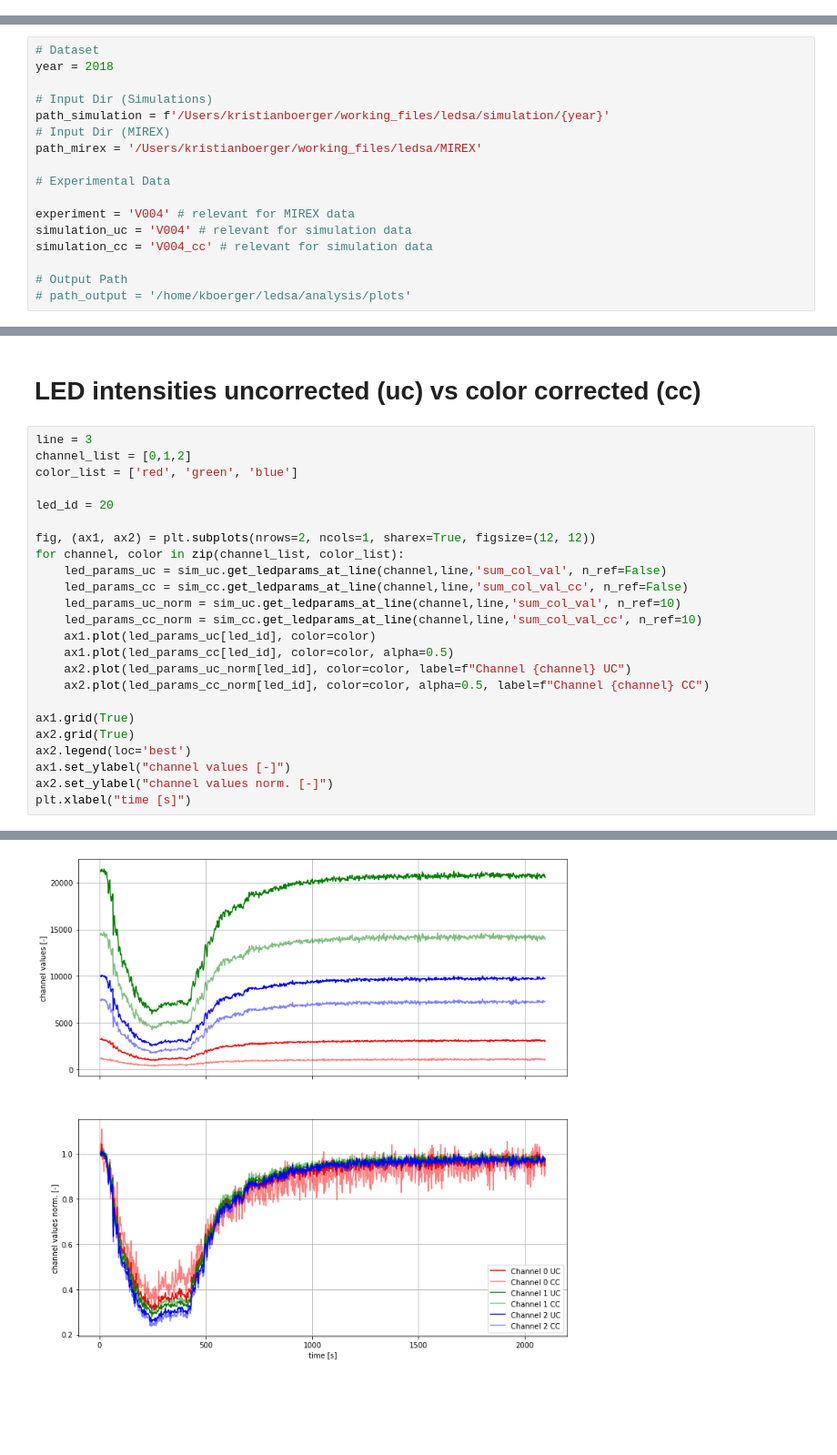
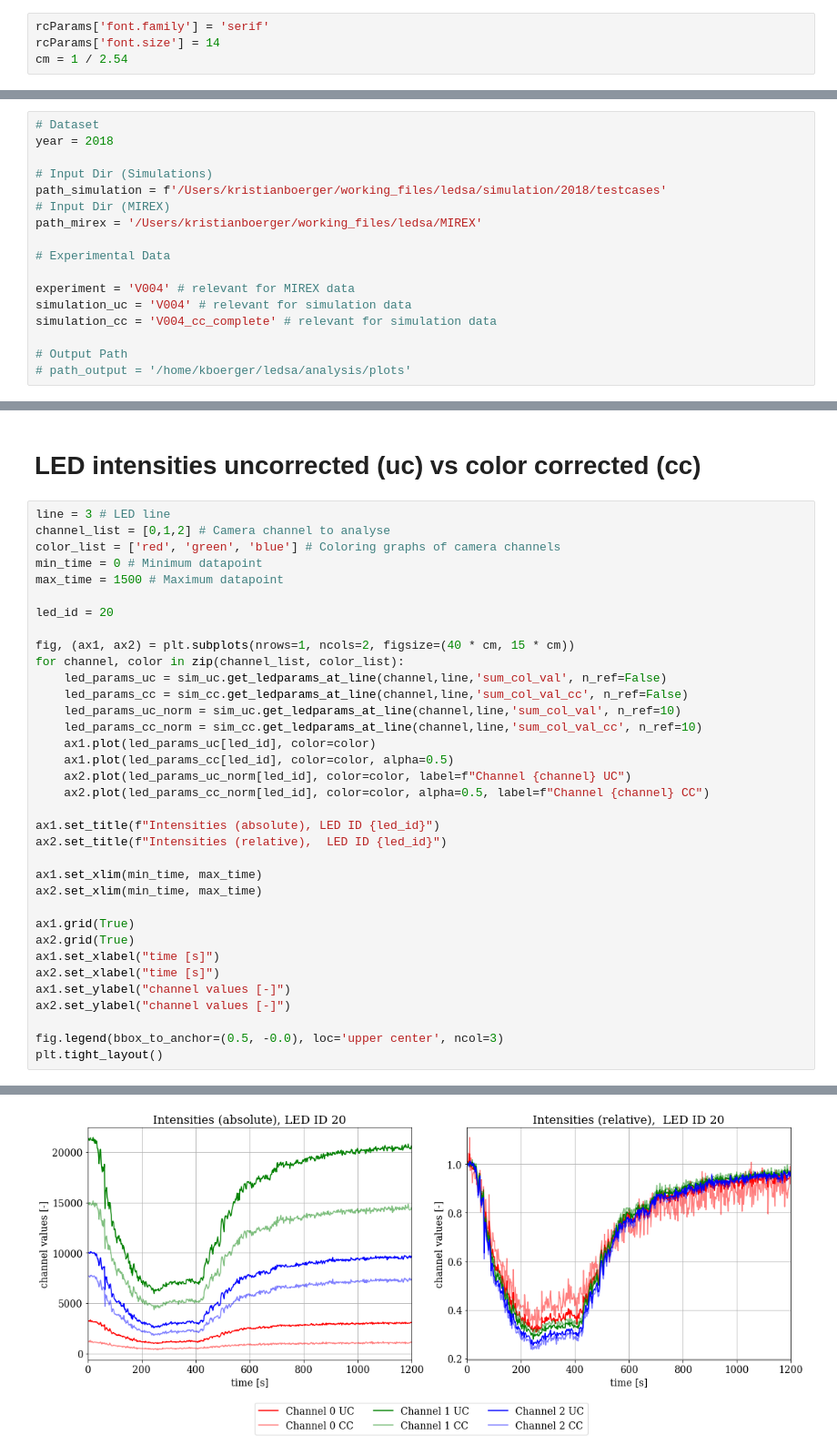
Before and after one commit to kriboe90/LedsaDataCollect, a Jupyter notebook: examples/compare_uc_cc.ipynb, the cells around one changed output, grey strips where cells are left out. Shown at 91% size. Drawn from its saved outputs; the diff is of its cells as text; blank space fills up the shorter version.

```diff
--- a/examples/compare_uc_cc.ipynb
+++ b/examples/compare_uc_cc.ipynb
@@ -8,3 +10,7 @@ from datacollect import SimData, MirexData, get_layer_from_height
+# %%
+rcParams['font.family'] = 'serif'
+rcParams['font.size'] = 14
+cm = 1 / 2.54
 # %% [markdown]
 # Input parameters
 # %%
@@ -12,7 +18,7 @@ from datacollect import SimData, MirexData, get_layer_from_height
 year = 2018
 
 # Input Dir (Simulations)
-path_simulation = f'/Users/kristianboerger/working_files/ledsa/simulation/{year}'
+path_simulation = f'/Users/kristianboerger/working_files/ledsa/simulation/2018/testcases'
 # Input Dir (MIREX)
 path_mirex = '/Users/kristianboerger/working_files/ledsa/MIREX'
 
@@ -20,7 +26,7 @@ path_mirex = '/Users/kristianboerger/working_files/ledsa/MIREX'
 
 experiment = 'V004' # relevant for MIREX data
 simulation_uc = 'V004' # relevant for simulation data
-simulation_cc = 'V004_cc' # relevant for simulation data
+simulation_cc = 'V004_cc_complete' # relevant for simulation data
 
 # Output Path
 # path_output = '/home/kboerger/ledsa/analysis/plots'
@@ -37,13 +43,15 @@ mirex_data = MirexData(mirex_file)
 # %% [markdown]
 # LED intensities uncorrected (uc) vs color corrected (cc)
 # %%
-line = 3
-channel_list = [0,1,2]
-color_list = ['red', 'green', 'blue']
+line = 3 # LED line
+channel_list = [0,1,2] # Camera channel to analyse
+color_list = ['red', 'green', 'blue'] # Coloring graphs of camera channels
+min_time = 0 # Minimum datapoint
+max_time = 1500 # Maximum datapoint
 
 led_id = 20
 
-fig, (ax1, ax2) = plt.subplots(nrows=2, ncols=1, sharex=True, figsize=(12, 12))
+fig, (ax1, ax2) = plt.subplots(nrows=1, ncols=2, figsize=(40 * cm, 15 * cm))
 for channel, color in zip(channel_list, color_list):
     led_params_uc = sim_uc.get_ledparams_at_line(channel,line,'sum_col_val', n_ref=False)
     led_params_cc = sim_cc.get_ledparams_at_line(channel,line,'sum_col_val_cc', n_ref=False)
@@ -54,10 +62,19 @@ for channel, color in zip(channel_list, color_list):
     ax2.plot(led_params_uc_norm[led_id], color=color, label=f"Channel {channel} UC")
     ax2.plot(led_params_cc_norm[led_id], color=color, alpha=0.5, label=f"Channel {channel} CC")
 
+ax1.set_title(f"Intensities (absolute), LED ID {led_id}")
+ax2.set_title(f"Intensities (relative),  LED ID {led_id}")
+
+ax1.set_xlim(min_time, max_time)
+ax2.set_xlim(min_time, max_time)
+
 ax1.grid(True)
 ax2.grid(True)
-ax2.legend(loc='best')
+ax1.set_xlabel("time [s]")
+ax2.set_xlabel("time [s]")
 ax1.set_ylabel("channel values [-]")
-ax2.set_ylabel("channel values norm. [-]")
-plt.xlabel("time [s]")
+ax2.set_ylabel("channel values [-]")
+
+fig.legend(bbox_to_anchor=(0.5, -0.0), loc='upper center', ncol=3)
+plt.tight_layout()
 # %% [output]
@@ -65,2 +81,2 @@ Text(0.5, 0, 'time [s]')
-[figure, old version]
+[figure, new version]
 # %% [markdown]
```
Also changed, not shown: parts of 7 cells of this notebook, 3 other files.
